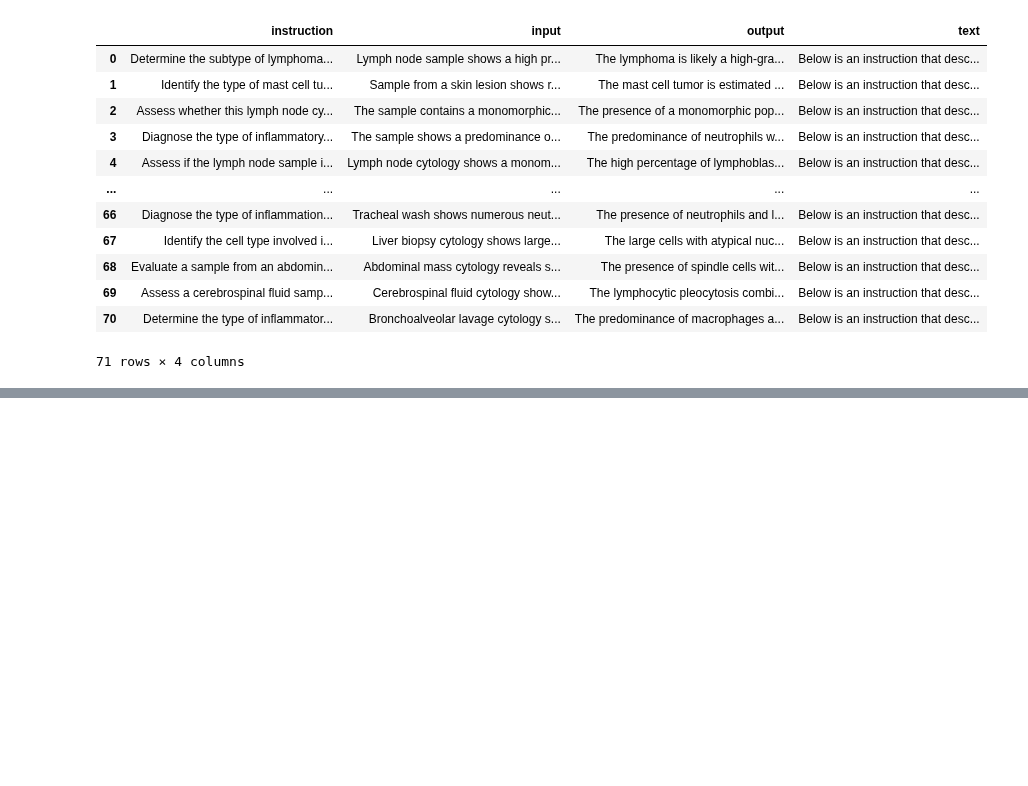
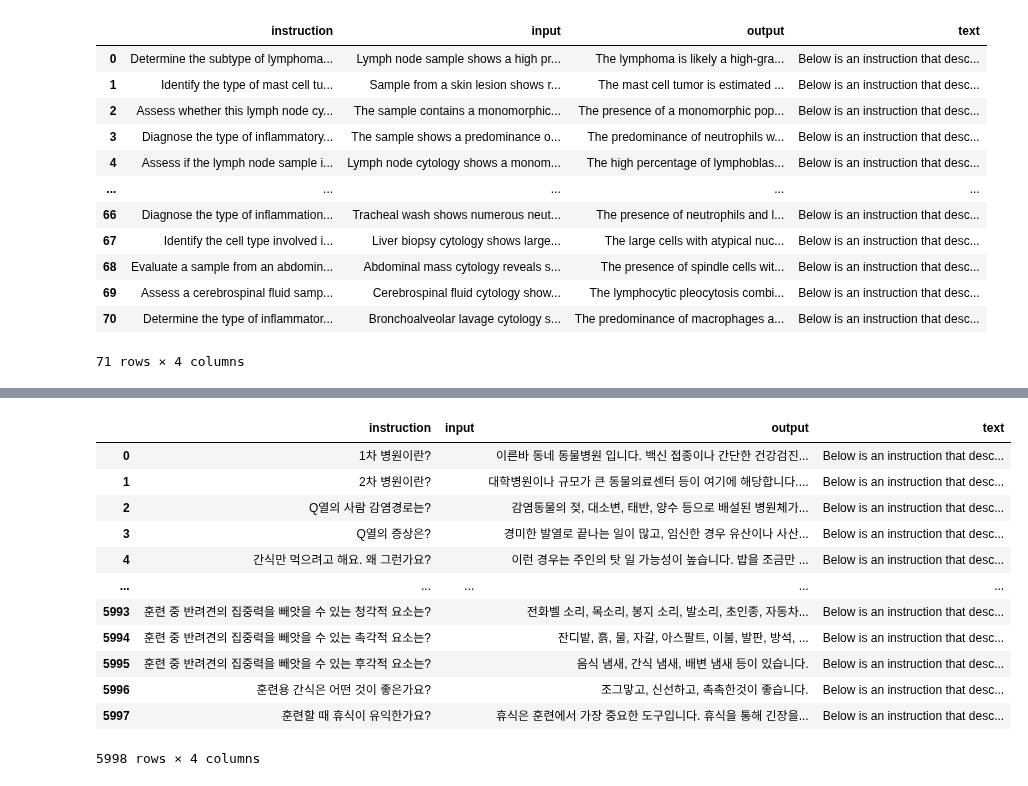
Before and after one commit to ethanmorian/gemini-chat, a Jupyter notebook: emr/Liru/torchtune_dataset.ipynb, the cells around one changed output, grey strips where cells are left out. Cells and saved outputs as stored; diff of their text form; code cells hidden in the pictures; blank space fills up the shorter version.

Commit message:
Update: Translate values of json files from English into Korean

```diff
--- a/emr/Liru/torchtune_dataset.ipynb
+++ b/emr/Liru/torchtune_dataset.ipynb
@@ -390,7 +390,7 @@ import os
 import json
 import pandas as pd
 
-folder_path = r"C:\Users\lbw\Downloads\json_for_alpaca"
+folder_path = r"C:\Users\user\Downloads\json_for_alpaca"
 
 json_files = [file for file in os.listdir(folder_path) if file.endswith(".json")]
 
@@ -418,8 +418,9 @@ for json_file in json_files:
         df = pd.DataFrame(dataset)
         display(df)
 
-        json_path = os.path.join(r"C:\Users\lbw\Downloads\pdf_alpaca", json_file)
-        df.to_json(json_path, orient="records", lines=True, force_ascii=False, indent=4)
+        json_path = os.path.join(r"C:\Users\user\Downloads\pdf_alpaca", json_file)
+        with open(json_path, 'w', encoding='utf-8') as outfile:
+            json.dump(dataset, outfile, ensure_ascii=False, indent=4)
 # %% [output]
 |  | instruct | input | output |
 | 0 | What are the signs of ill health ... | Cat showing unusual behavior | Signs of ill health include chang... |
@@ -502,0 +504,40 @@ for json_file in json_files:
+# %%
+import pandas as pd
+
+# CSV 파일 경로
+file_path = r"C:\Users\user\Downloads\qa_table.csv"
+
+# CSV 파일 읽기
+df = pd.read_csv(file_path)
+
+dataset = []
+
+for _, row in df.iterrows():
+    instruction = row["q"]
+    output = row["a"]
+    dataset.append({
+    "instruction": instruction,
+    "input": "",
+    "output": output,
+    "text": f"Below is an instruction that describes a task, paired with an input that provides further context. Write a response that appropriately completes the request.\n\n### Instruction:\n{instruction}\n\n### Response:\n{output}",
+    })
+
+df = pd.DataFrame(dataset)
+display(df)
+
+with open(r"C:\Users\user\Downloads\qa.json", 'w', encoding='utf-8') as outfile:
+    json.dump(dataset, outfile, ensure_ascii=False, indent=4)
+# %% [output]
+|  | instruction | input | output | text |
+| 0 | 1차 병원이란? |  | 이른바 동네 동물병원 입니다. 백신 접종이나 간단한 건강검진... | Below is an instruction that desc... |
+| 1 | 2차 병원이란? |  | 대학병원이나 규모가 큰 동물의료센터 등이 여기에 해당합니다.... | Below is an instruction that desc... |
+| 2 | Q열의 사람 감염경로는? |  | 감염동물의 젖, 대소변, 태반, 양수 등으로 배설된 병원체가... | Below is an instruction that desc... |
+| 3 | Q열의 증상은? |  | 경미한 발열로 끝나는 일이 많고, 임신한 경우 유산이나 사산... | Below is an instruction that desc... |
+| 4 | 간식만 먹으려고 해요. 왜 그런가요? |  | 이런 경우는 주인의 탓 일 가능성이 높습니다. 밥을 조금만 ... | Below is an instruction that desc... |
+| ... | ... | ... | ... | ... |
+| 5993 | 훈련 중 반려견의 집중력을 빼앗을 수 있는 청각적 요소는? |  | 전화벨 소리, 목소리, 봉지 소리, 발소리, 초인종, 자동차... | Below is an instruction that desc... |
+| 5994 | 훈련 중 반려견의 집중력을 빼앗을 수 있는 촉각적 요소는? |  | 잔디밭, 흙, 물, 자갈, 아스팔트, 이불, 발판, 방석, ... | Below is an instruction that desc... |
+| 5995 | 훈련 중 반려견의 집중력을 빼앗을 수 있는 후각적 요소는? |  | 음식 냄새, 간식 냄새, 배변 냄새 등이 있습니다. | Below is an instruction that desc... |
+| 5996 | 훈련용 간식은 어떤 것이 좋은가요? |  | 조그맣고, 신선하고, 촉촉한것이 좋습니다. | Below is an instruction that desc... |
+| 5997 | 훈련할 때 휴식이 유익한가요? |  | 휴식은 훈련에서 가장 중요한 도구입니다. 휴식을 통해 긴장을... | Below is an instruction that desc... |
+5998 rows × 4 columns
```
Also changed, not shown: parts of 3 cells of this notebook, 1 other file.
